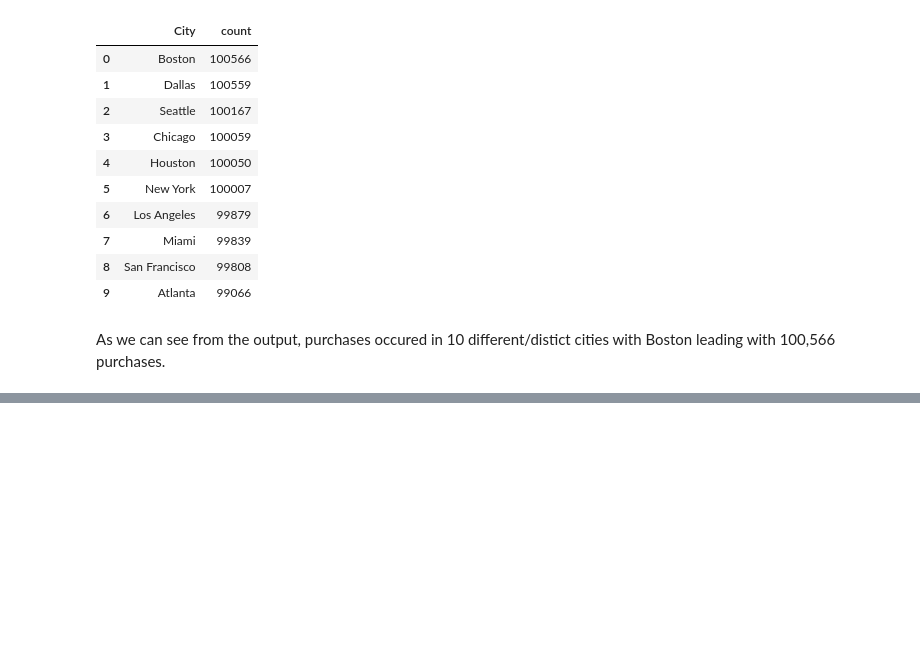
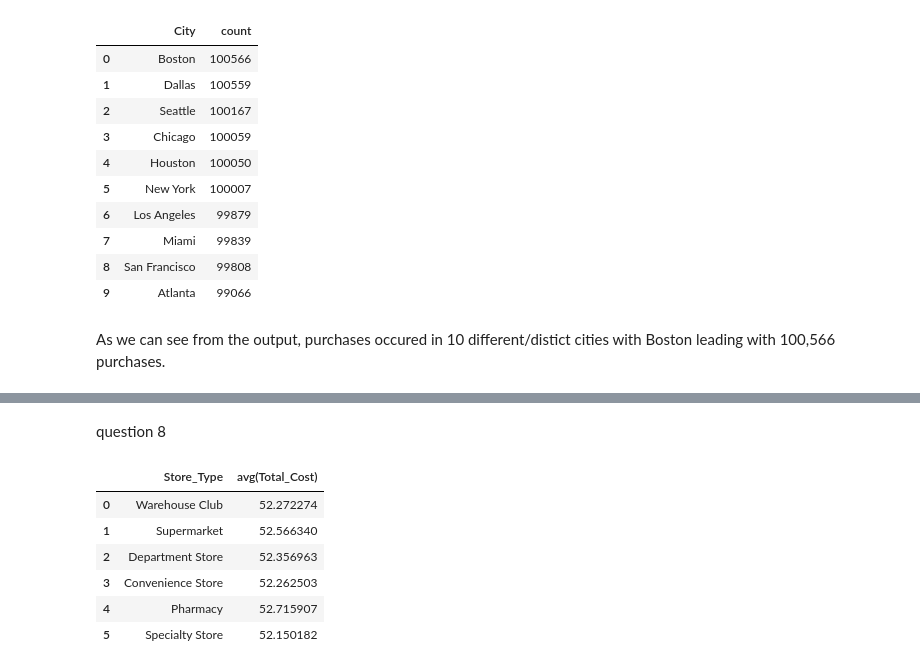
Before and after one commit to tasosrigos-bit/my-spark-project, a Jupyter notebook: spark-assignment/f2822511-Rigos-Anastasios.ipynb, the cells around one changed output, grey strips where cells are left out. Saved outputs shown, nothing was run; the diff lists cells and outputs as text; code cells hidden in the pictures; blank space fills up the shorter version.

```diff
--- a/spark-assignment/f2822511-Rigos-Anastasios.ipynb
+++ b/spark-assignment/f2822511-Rigos-Anastasios.ipynb
@@ -267,0 +301,16 @@ As we can see from the output, purchases occured in 10 different/distict cities
+# %% [markdown]
+question 8
+# %%
+# Filter
+retail_df.filter("City == 'Los Angeles'") \
+    .groupBy("Store_Type") \
+    .mean("Total_Cost") \
+    .toPandas()
+# %% [output]
+|  | Store_Type | avg(Total_Cost) |
+| 0 | Warehouse Club | 52.272274 |
+| 1 | Supermarket | 52.566340 |
+| 2 | Department Store | 52.356963 |
+| 3 | Convenience Store | 52.262503 |
+| 4 | Pharmacy | 52.715907 |
+| 5 | Specialty Store | 52.150182 |
```
Also changed, not shown: parts of 5 cells of this notebook.
